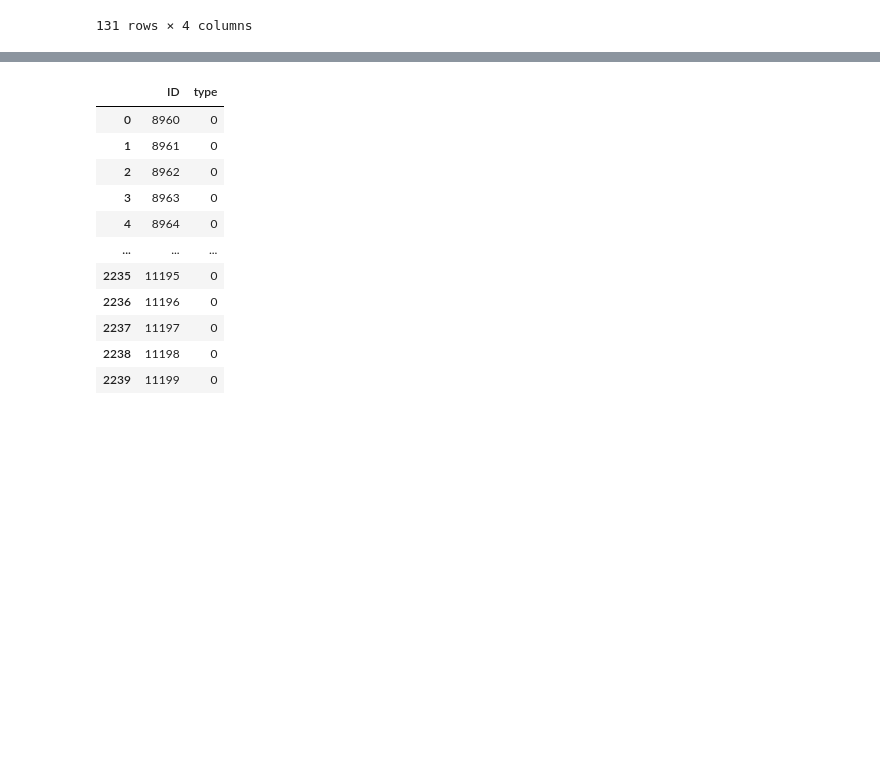
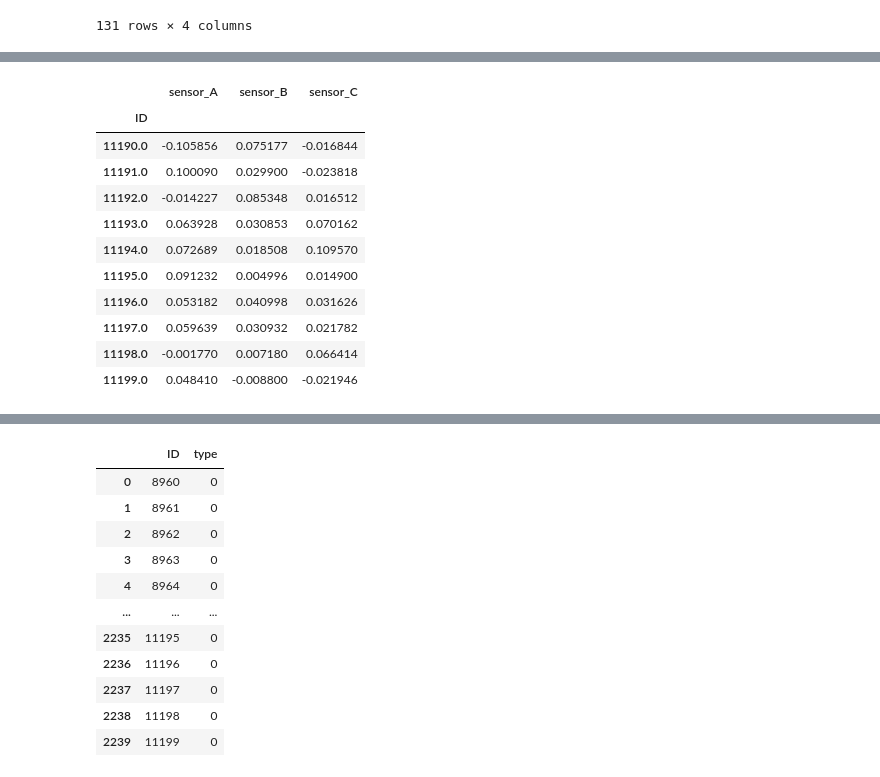
Before and after one commit to silcream/-, a Jupyter notebook: 중급3.ipynb, the cells around one changed output, grey strips where cells are left out. Cells and saved outputs as stored; diff of their text form; code cells hidden in the pictures; blank space fills up the shorter version.

```diff
--- a/중급3.ipynb
+++ b/중급3.ipynb
@@ -35,12 +33,12 @@ import warnings
 np.set_printoptions(threshold=sys.maxsize)
 warnings.filterwarnings(action='ignore')
 # %%
-file_path = 'E:/중급/train_data.csv'
-file_path2 = 'E:/중급/test_data.csv'
-file_path3 = 'E:/중급/train_label.csv'
-datapath = 'E:/중급/'
+file_path = 'C:/Users/SPAI/중급/train_data.csv'
+file_path2 = 'C:/Users/SPAI/중급/test_data.csv'
+file_path3 = 'C:/Users/SPAI/중급/train_label.csv'
+datapath = 'C:/Users/SPAI/중급/'
 # %%
-trn_df = pd.read_csv(file_path)
-tst_df = pd.read_csv(file_path2)
-lab_df = pd.read_csv(file_path3)
-lab_df = lab_df['ID']
+trn_df = pd.read_csv(file_path, engine='python')
+tst_df = pd.read_csv(file_path2, engine='python')
+lab_df = pd.read_csv(file_path3, engine='python')
+lab_df = lab_df['type']
@@ -96,0 +174,15 @@ dfsk1 = tst_df.groupby('ID').skew() #왜도
+# %%
+dfmn1.tail(10)
+# %% [output]
+|  | sensor_A | sensor_B | sensor_C |
+| ID |  |  |  |
+| 11190.0 | -0.105856 | 0.075177 | -0.016844 |
+| 11191.0 | 0.100090 | 0.029900 | -0.023818 |
+| 11192.0 | -0.014227 | 0.085348 | 0.016512 |
+| 11193.0 | 0.063928 | 0.030853 | 0.070162 |
+| 11194.0 | 0.072689 | 0.018508 | 0.109570 |
+| 11195.0 | 0.091232 | 0.004996 | 0.014900 |
+| 11196.0 | 0.053182 | 0.040998 | 0.031626 |
+| 11197.0 | 0.059639 | 0.030932 | 0.021782 |
+| 11198.0 | -0.001770 | 0.007180 | 0.066414 |
+| 11199.0 | 0.048410 | -0.008800 | -0.021946 |
```
Also changed, not shown: parts of 66 cells of this notebook, 3 other files.
